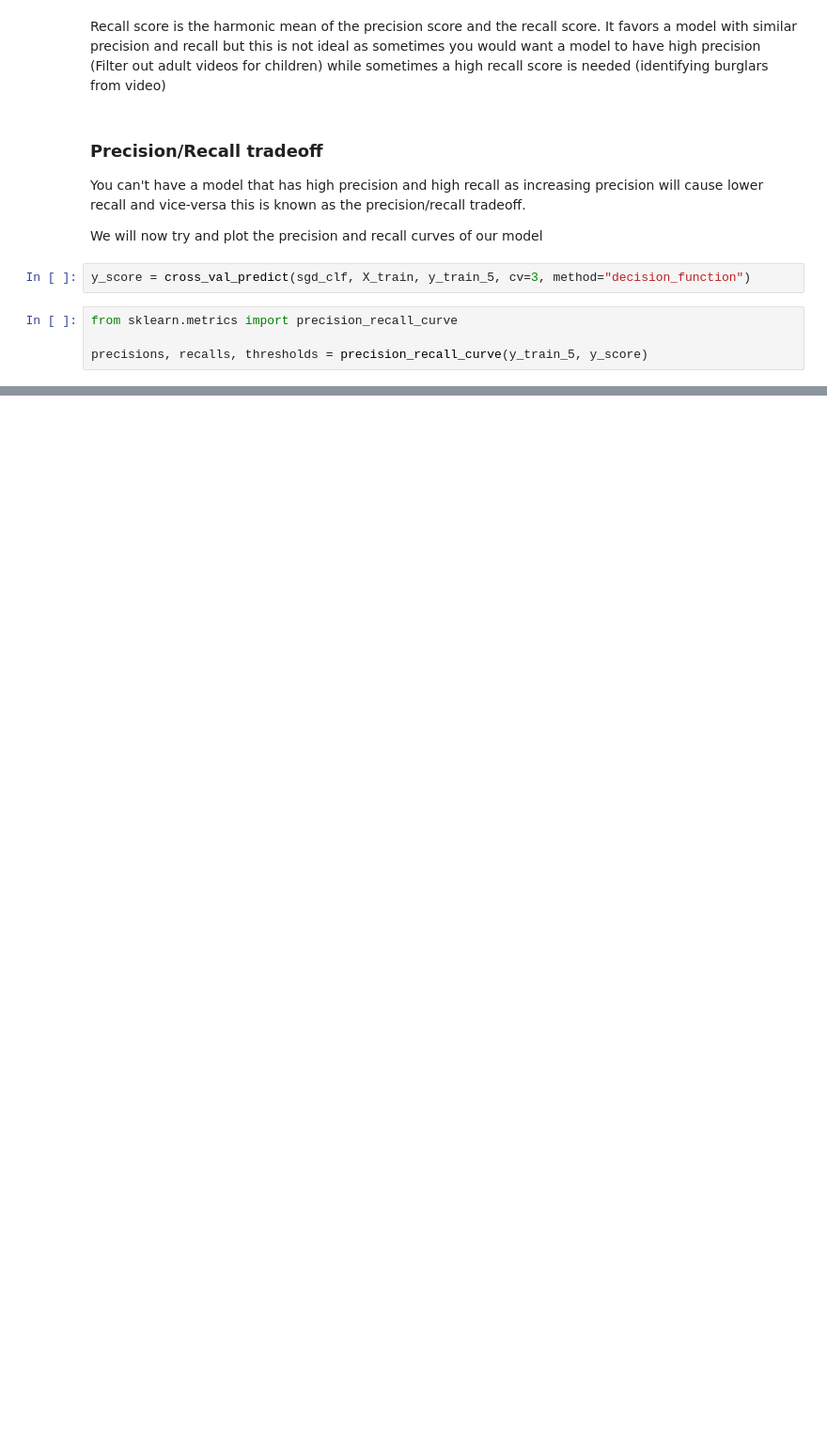
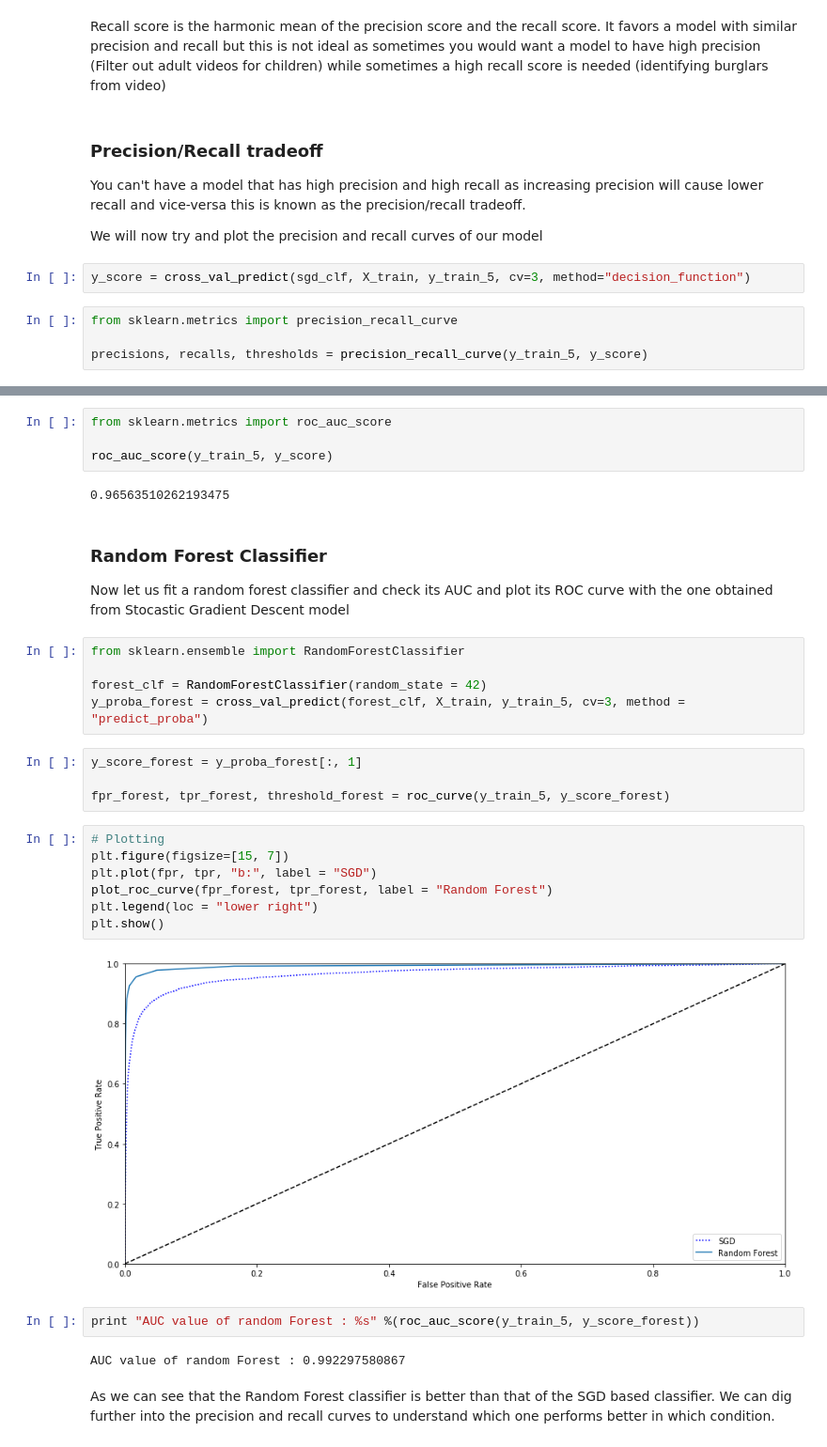
Before and after one commit to soutik/Hands-On-Machine-Learning-with-ScikitLearn-and-TensorFlow, a Jupyter notebook: 3. Classification.ipynb, the cells around one changed output, grey strips where cells are left out. Shown: that part at 94% size. Saved outputs shown, nothing was run; the diff lists cells and outputs as text; blank space fills up the shorter version.

```diff
--- a/3. Classification.ipynb
+++ b/3. Classification.ipynb
@@ -199,0 +224,34 @@ plt.show()
+# %%
+from sklearn.metrics import roc_auc_score
+
+roc_auc_score(y_train_5, y_score)
+# %% [output]
+0.96563510262193475
+# %% [markdown]
+### Random Forest Classifier
+
+Now let us fit a random forest classifier and check its AUC and plot its ROC curve with the one obtained from Stocastic Gradient Descent model
+# %%
+from sklearn.ensemble import RandomForestClassifier
+
+forest_clf = RandomForestClassifier(random_state = 42)
+y_proba_forest = cross_val_predict(forest_clf, X_train, y_train_5, cv=3, method = "predict_proba")
+# %%
+y_score_forest = y_proba_forest[:, 1]
+
+fpr_forest, tpr_forest, threshold_forest = roc_curve(y_train_5, y_score_forest)
+# %%
+# Plotting
+plt.figure(figsize=[15, 7])
+plt.plot(fpr, tpr, "b:", label = "SGD")
+plot_roc_curve(fpr_forest, tpr_forest, label = "Random Forest")
+plt.legend(loc = "lower right")
+plt.show()
+# %% [output]
+[figure, added]
+# %%
+print "AUC value of random Forest : %s" %(roc_auc_score(y_train_5, y_score_forest))
+# %% [output]
+AUC value of random Forest : 0.992297580867
+# %% [markdown]
+As we can see that the Random Forest classifier is better than that of the SGD based classifier. We can dig further into the precision and recall curves to understand which one performs better in which condition.
```
Also changed, not shown: parts of 20 cells of this notebook.
